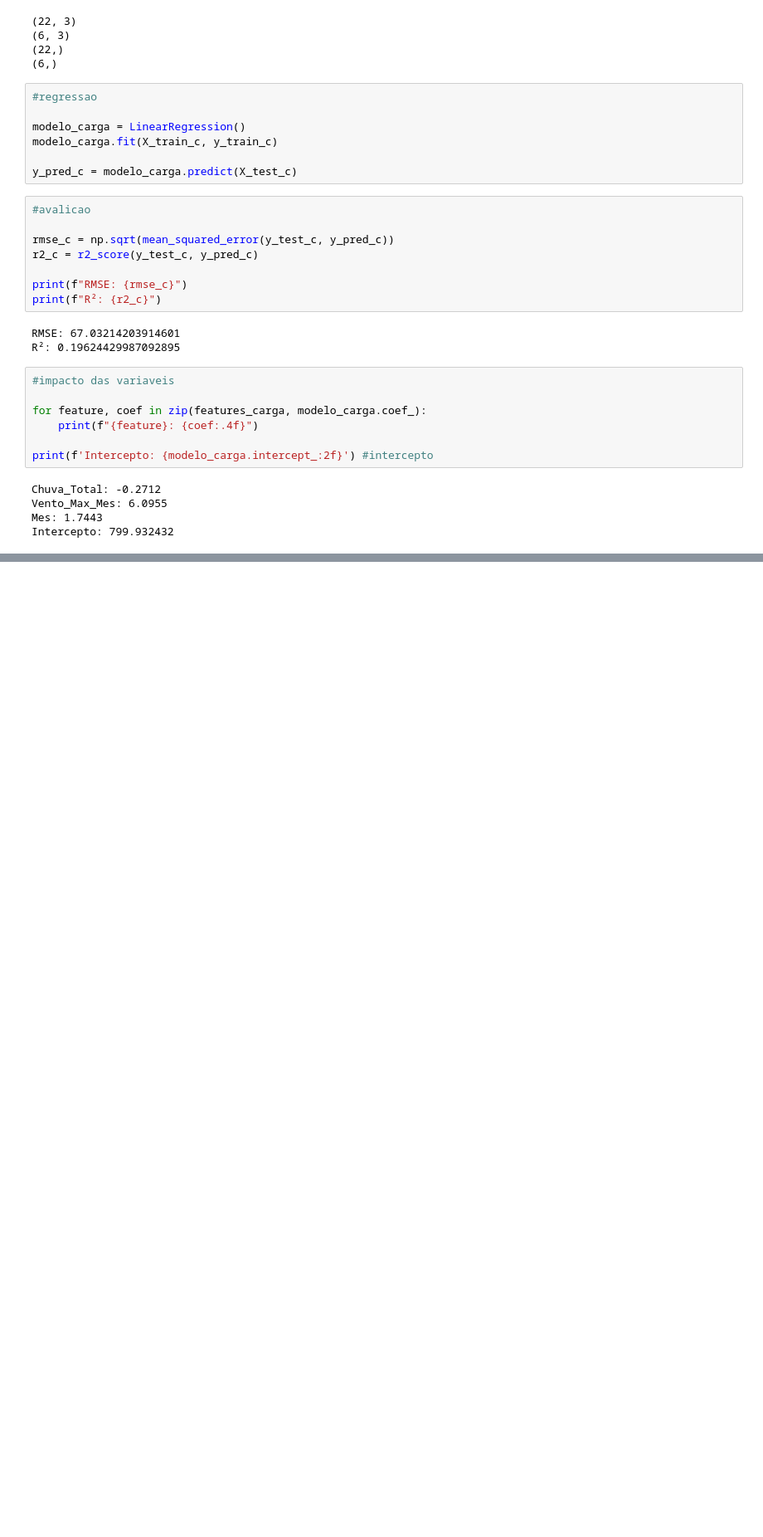
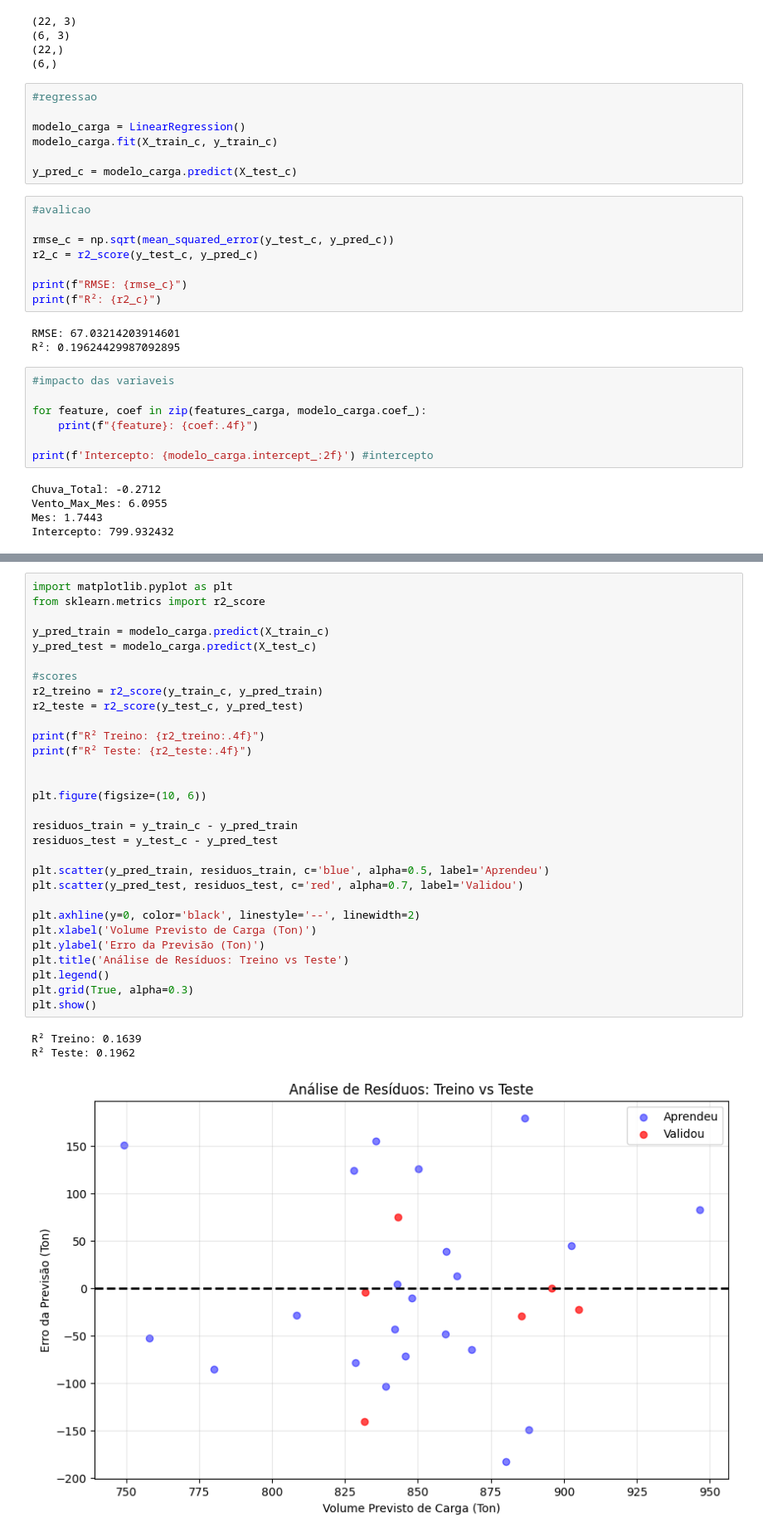
Before and after one commit to owsei-data/abtra-climate-impact, a Jupyter notebook: notebooks/abtra_models.ipynb, the cells around one changed output, grey strips where cells are left out. Shown at 83% size. Cells and saved outputs as stored; diff of their text form; blank space fills up the shorter version.

```diff
--- a/notebooks/abtra_models.ipynb
+++ b/notebooks/abtra_models.ipynb
@@ -176,0 +191,34 @@ Intercepto: 799.932432
+# %%
+import matplotlib.pyplot as plt
+from sklearn.metrics import r2_score
+
+y_pred_train = modelo_carga.predict(X_train_c)
+y_pred_test = modelo_carga.predict(X_test_c)
+
+#scores
+r2_treino = r2_score(y_train_c, y_pred_train)
+r2_teste = r2_score(y_test_c, y_pred_test)
+
+print(f"R² Treino: {r2_treino:.4f}")
+print(f"R² Teste: {r2_teste:.4f}")
+
+
+plt.figure(figsize=(10, 6))
+
+residuos_train = y_train_c - y_pred_train
+residuos_test = y_test_c - y_pred_test
+
+plt.scatter(y_pred_train, residuos_train, c='blue', alpha=0.5, label='Aprendeu')
+plt.scatter(y_pred_test, residuos_test, c='red', alpha=0.7, label='Validou')
+
+plt.axhline(y=0, color='black', linestyle='--', linewidth=2)
+plt.xlabel('Volume Previsto de Carga (Ton)')
+plt.ylabel('Erro da Previsão (Ton)')
+plt.title('Análise de Resíduos: Treino vs Teste')
+plt.legend()
+plt.grid(True, alpha=0.3)
+plt.show()
+# %% [output]
+R² Treino: 0.1639
+R² Teste: 0.1962
+[figure, added]
```
Also changed, not shown: parts of 3 cells of this notebook.
